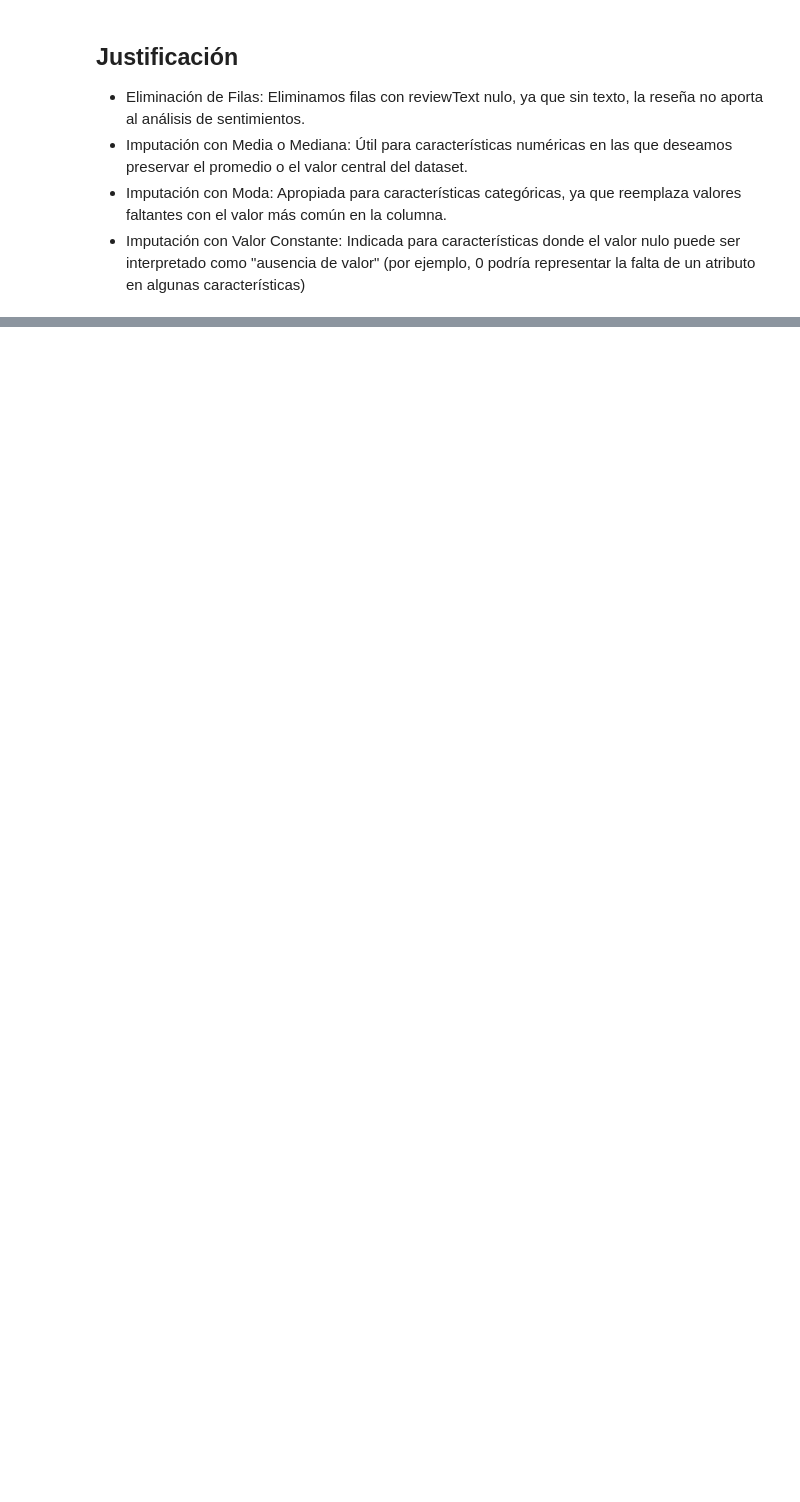
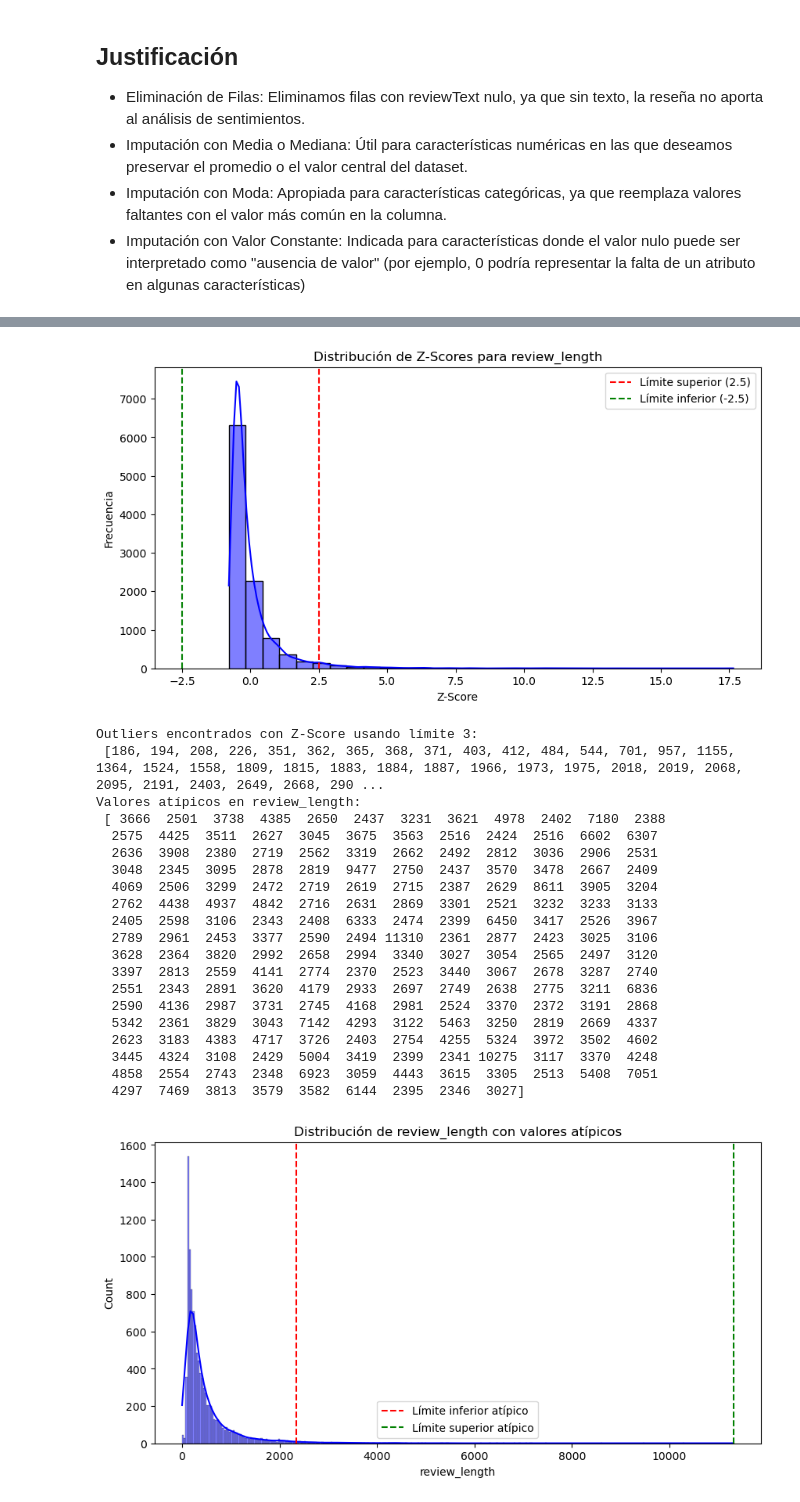
Before and after one commit to mkltc/RETO2, a Jupyter notebook: prueba.ipynb, the cells around one changed output, grey strips where cells are left out. Cells and saved outputs as stored; diff of their text form; code cells hidden in the pictures; blank space fills up the shorter version.

```diff
--- a/prueba.ipynb
+++ b/prueba.ipynb
@@ -222,0 +593,53 @@ print(results_df)
+# %%
+# Calcula los Z-Scores para la variable de interés
+z_scores = zscore(valoraciones[variable])
+
+# Visualización de la distribución de Z-Scores
+plt.figure(figsize=(10, 5))
+sns.histplot(z_scores, kde=True, bins=30, color='blue')
+plt.title(f'Distribución de Z-Scores para {variable}')
+plt.xlabel('Z-Score')
+plt.ylabel('Frecuencia')
+plt.axvline(x=2.5, color='r', linestyle='--', label='Límite superior (2.5)')
+plt.axvline(x=-2.5, color='g', linestyle='--', label='Límite inferior (-2.5)')
+plt.legend()
+plt.show()
+
+# Ajustar el límite y volver a calcular outliers
+nuevo_limite = 3 # Ajusta aquí tu nuevo límite
+outlier_positions_zscore = [x for x in range(valoraciones.shape[0]) if z_scores[x] < -nuevo_limite or z_scores[x] > nuevo_limite]
+
+print(f"\nOutliers encontrados con Z-Score usando límite {nuevo_limite}:\n", outlier_positions_zscore)
+print(f"Valores atípicos en {variable}:\n", valoraciones[variable].iloc[outlier_positions_zscore].values)
+
+# Visualizar la distribución con nuevo límite
+plt.figure(figsize=(10, 5))
+sns.histplot(valoraciones[variable], kde=True, color='blue')
+plt.title(f'Distribución de {variable} con valores atípicos')
+plt.axvline(valoraciones[variable].iloc[outlier_positions_zscore].min(), color='r', linestyle='--', label='Límite inferior atípico')
+plt.axvline(valoraciones[variable].iloc[outlier_positions_zscore].max(), color='g', linestyle='--', label='Límite superior atípico')
+plt.legend()
+plt.show()
+# %% [output]
+[figure, added]
+Outliers encontrados con Z-Score usando límite 3:
+ [186, 194, 208, 226, 351, 362, 365, 368, 371, 403, 412, 484, 544, 701, 957, 1155, 1364, 1524, 1558, 1809, 1815, 1883, 1884, 1887, 1966, 1973, 1975, 2018, 2019, 2068, 2095, 2191, 2403, 2649, 2668, 290 ...
+Valores atípicos en review_length:
+ [ 3666  2501  3738  4385  2650  2437  3231  3621  4978  2402  7180  2388
+  2575  4425  3511  2627  3045  3675  3563  2516  2424  2516  6602  6307
+  2636  3908  2380  2719  2562  3319  2662  2492  2812  3036  2906  2531
+  3048  2345  3095  2878  2819  9477  2750  2437  3570  3478  2667  2409
+  4069  2506  3299  2472  2719  2619  2715  2387  2629  8611  3905  3204
+  2762  4438  4937  4842  2716  2631  2869  3301  2521  3232  3233  3133
+  2405  2598  3106  2343  2408  6333  2474  2399  6450  3417  2526  3967
+  2789  2961  2453  3377  2590  2494 11310  2361  2877  2423  3025  3106
+  3628  2364  3820  2992  2658  2994  3340  3027  3054  2565  2497  3120
+  3397  2813  2559  4141  2774  2370  2523  3440  3067  2678  3287  2740
+  2551  2343  2891  3620  4179  2933  2697  2749  2638  2775  3211  6836
+  2590  4136  2987  3731  2745  4168  2981  2524  3370  2372  3191  2868
+  5342  2361  3829  3043  7142  4293  3122  5463  3250  2819  2669  4337
+  2623  3183  4383  4717  3726  2403  2754  4255  5324  3972  3502  4602
+  3445  4324  3108  2429  5004  3419  2399  2341 10275  3117  3370  4248
+  4858  2554  2743  2348  6923  3059  4443  3615  3305  2513  5408  7051
+  4297  7469  3813  3579  3582  6144  2395  2346  3027]
+[figure, added]
```
Also changed, not shown: parts of 24 cells of this notebook.
